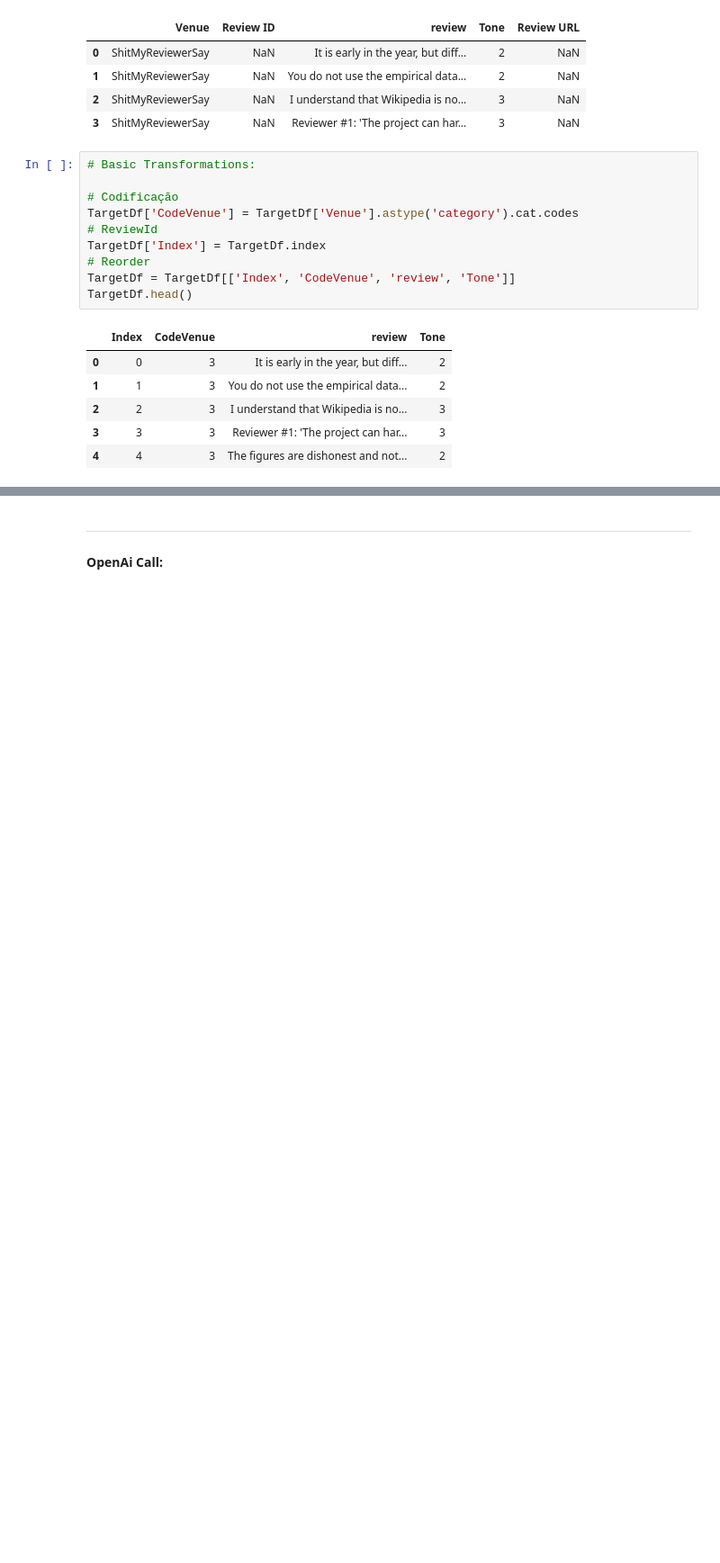
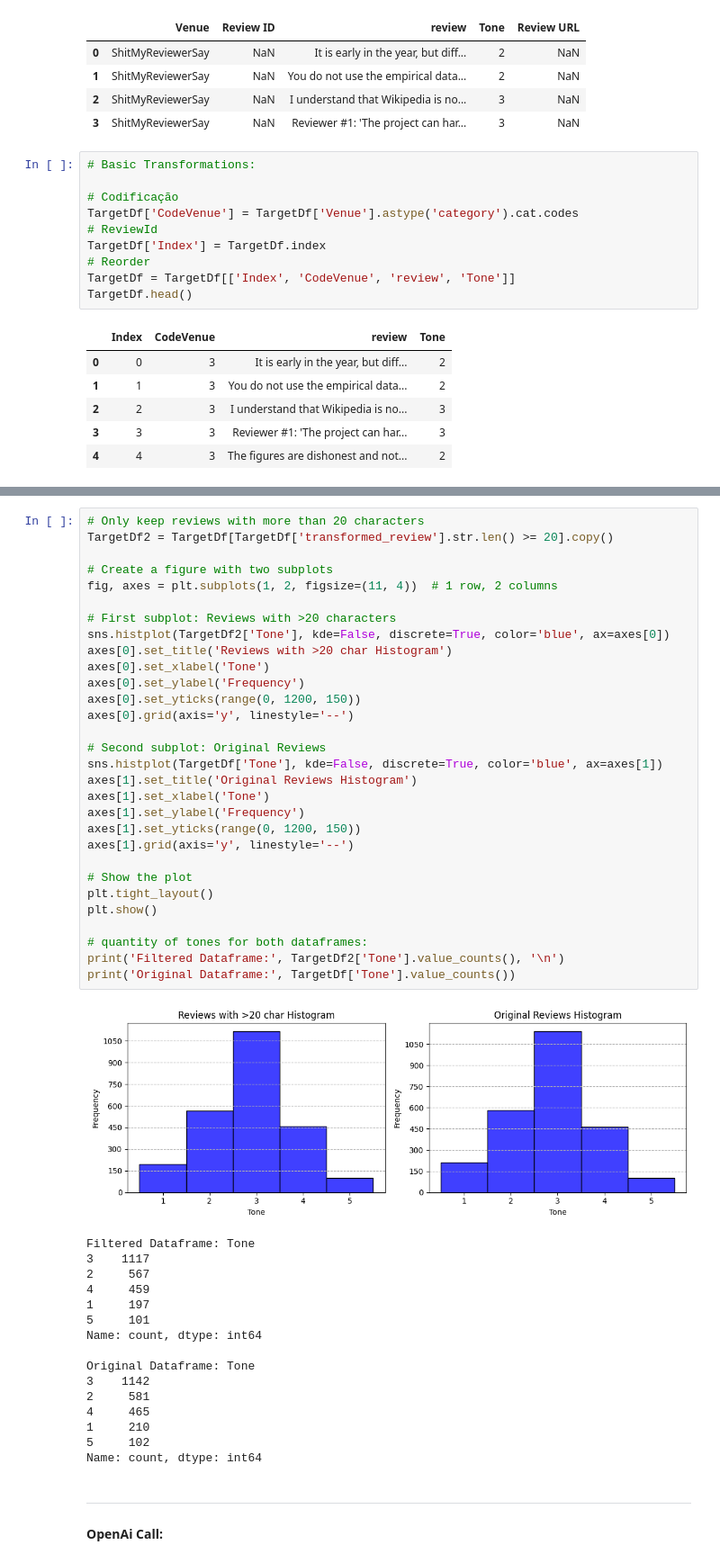
Before and after one commit to Gianini2/politeness1, a Jupyter notebook: politepeer-classification.ipynb, the cells around one changed output, grey strips where cells are left out. Shown at 90% size. Drawn from its saved outputs; the diff is of its cells as text; blank space fills up the shorter version.

```diff
--- a/politepeer-classification.ipynb
+++ b/politepeer-classification.ipynb
@@ -109,3 +210,50 @@ X
+# %%
+# Only keep reviews with more than 20 characters
+TargetDf2 = TargetDf[TargetDf['transformed_review'].str.len() >= 20].copy()
+
+# Create a figure with two subplots
+fig, axes = plt.subplots(1, 2, figsize=(11, 4))  # 1 row, 2 columns
+
+# First subplot: Reviews with >20 characters
+sns.histplot(TargetDf2['Tone'], kde=False, discrete=True, color='blue', ax=axes[0])
+axes[0].set_title('Reviews with >20 char Histogram')
+axes[0].set_xlabel('Tone')
+axes[0].set_ylabel('Frequency')
+axes[0].set_yticks(range(0, 1200, 150))
+axes[0].grid(axis='y', linestyle='--')
+
+# Second subplot: Original Reviews
+sns.histplot(TargetDf['Tone'], kde=False, discrete=True, color='blue', ax=axes[1])
+axes[1].set_title('Original Reviews Histogram')
+axes[1].set_xlabel('Tone')
+axes[1].set_ylabel('Frequency')
+axes[1].set_yticks(range(0, 1200, 150))
+axes[1].grid(axis='y', linestyle='--')
+
+# Show the plot
+plt.tight_layout()
+plt.show()
+
+# quantity of tones for both dataframes:
+print('Filtered Dataframe:', TargetDf2['Tone'].value_counts(), '\n')
+print('Original Dataframe:', TargetDf['Tone'].value_counts())
+# %% [output]
+[figure, added]
+Filtered Dataframe: Tone
+3    1117
+2     567
+4     459
+1     197
+5     101
+Name: count, dtype: int64
+
+Original Dataframe: Tone
+3    1142
+2     581
+4     465
+1     210
+5     102
+Name: count, dtype: int64
 # %% [markdown]
 ---
 #### OpenAi Call:
```
Also changed, not shown: parts of 15 cells of this notebook, 1 other file.
